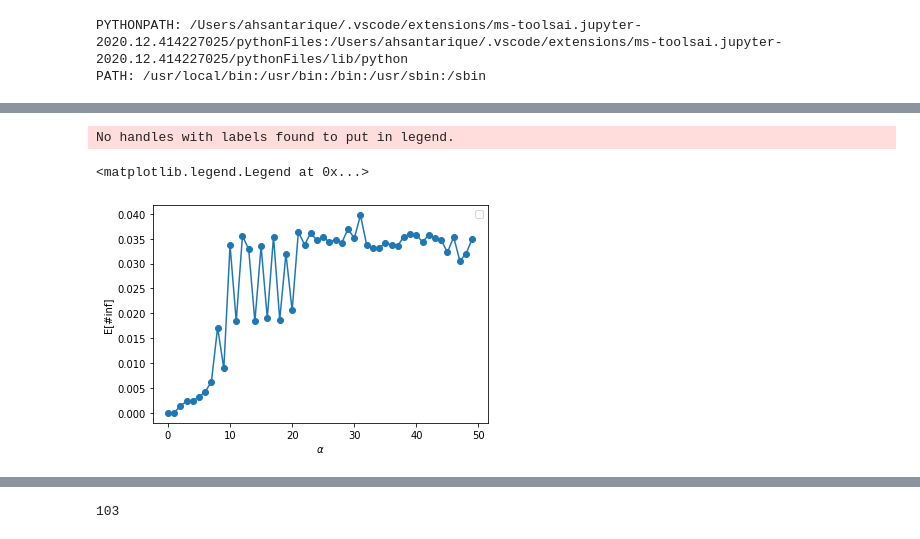
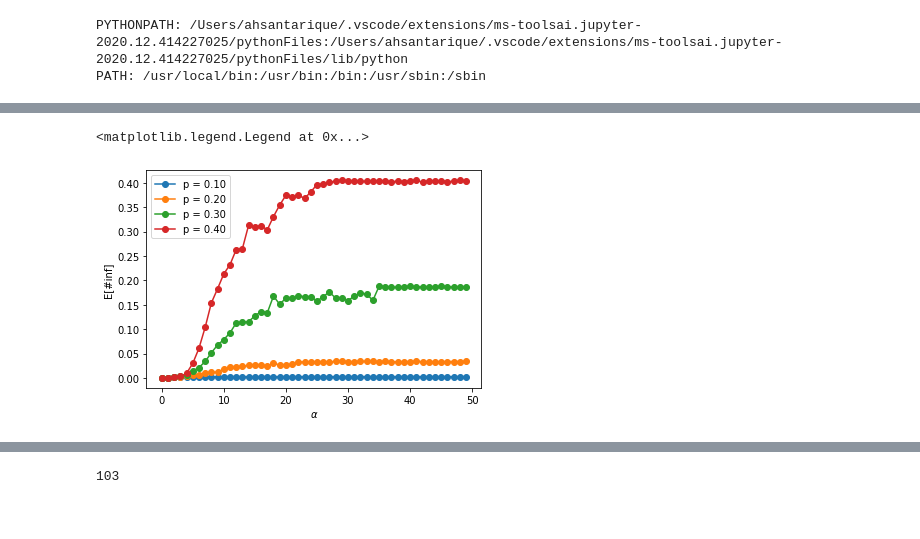
Before and after one commit to ahsantarique/social-distancing, a Jupyter notebook: vaccgame-d1.ipynb, the cells around one changed output, grey strips where cells are left out. Drawn from its saved outputs; the diff is of its cells as text; code cells hidden in the pictures.

```diff
--- a/vaccgame-d1.ipynb
+++ b/vaccgame-d1.ipynb
@@ -301,17 +414,22 @@ p2std = [0.0, 0.0, 2.6374609077671896e-05, 0.00010421973172101317, 0.00025291540
 p3 = [0.0, 0.0, 0.001560314, 0.0031529300000000004, 0.006212870000000001, 0.014188239999999996, 0.02099983, 0.033674192000000006, 0.05152563000000001, 0.06753388400000002, 0.078577432, 0.092475028, 0.11264394800000002, 0.113822118, 0.11529896999999997, 0.12726294600000002, 0.13594339800000005, 0.133452898, 0.16783603399999997, 0.15094014, 0.16379042399999993, 0.163244178, 0.168203638, 0.16660676600000002, 0.166618448, 0.15708966, 0.16688868799999998, 0.17600677599999998, 0.163739398, 0.16394582600000002, 0.158689138, 0.16745515000000002, 0.17414242, 0.17200094400000002, 0.15892515199999996, 0.18793758, 0.18705350199999998, 0.18563104600000002, 0.186001252, 0.18696160999999997, 0.18758192199999998, 0.18637813, 0.18668103, 0.185801126, 0.18634369, 0.18785227799999996, 0.187246696, 0.185594664, 0.187286782, 0.18583261399999995]
 
 p3std = [0.0, 0.0, 8.379074032373757e-05, 0.00033266932184979135, 0.0007182670536924278, 0.00377560911443968, 0.004026687968514571, 0.00815096456743716, 0.021589780899694655, 0.014765562284954273, 0.03163095161906604, 0.023718059968478367, 0.026406349326481608, 0.012430052460589047, 0.013259863438329208, 0.016308841750304778, 0.012402065427969471, 0.01351448498018169, 0.018783813427804386, 0.019710145424638555, 0.019115159712991773, 0.01929892798923185, 0.020417846036144823, 0.018991543207061496, 0.019595609224707863, 0.015460081270575509, 0.019782242652688704, 0.01843714165854956, 0.01962423396598084, 0.019057320768001054, 0.017959311774600834, 0.019989681594303105, 0.01824181200141257, 0.019680909141656665, 0.016415910963116724, 0.002633434230065378, 0.002296185289412858, 0.002380954650253575, 0.002307572977016323, 0.0018187566476963962, 0.0020603341843972787, 0.0025722656752715204, 0.0014346271489763516, 0.001823023711684541, 0.002500933911293951, 0.00289286540153461, 0.0014462114632044756, 0.0019527171063069893, 0.002855339661020381, 0.002368503282531795]
+
+p4 = [0.0, 0.0, 0.001481984, 0.0031443239999999996, 0.009401722000000001, 0.029607764, 0.06067971, 0.10363233599999999, 0.153822308, 0.18284513800000002, 0.213303794, 0.23223928000000002, 0.26314762599999997, 0.265251792, 0.31327799800000006, 0.30961402600000004, 0.312122954, 0.30362928599999994, 0.330901828, 0.3544949, 0.37452981400000007, 0.37077028000000006, 0.37483434400000004, 0.368068752, 0.38126724599999995, 0.39660730000000005, 0.397572104, 0.401242356, 0.403184506, 0.40486870999999985, 0.402905432, 0.403221516, 0.40280686999999993, 0.403048218, 0.403434544, 0.404050158, 0.40382640599999997, 0.40243373799999993, 0.403100568, 0.40260349, 0.40438719799999995, 0.40537511400000004, 0.40118677199999997, 0.404333234, 0.4040706620000001, 0.40422561999999995, 0.40245741399999996, 0.40306282200000004, 0.404899568, 0.40370057]
+
+p4std = [0.0, 0.0, 3.989599458592297e-05, 0.0002759866635618465, 0.0022981952626084674, 0.007101842809703975, 0.015235575480287575, 0.016737412771029563, 0.026461700272474104, 0.029547284642130436, 0.02387129339506519, 0.034882775592830366, 0.03211406429879726, 0.024426428810719242, 0.031116369855173576, 0.02441371099051359, 0.03474121221133429, 0.01744917368692979, 0.02715774157345666, 0.032513208761727586, 0.02335676654213599, 0.013140068529133353, 0.02869337879436412, 0.0176499336920051, 0.017889052225159522, 0.01165323532454398, 0.011432640325687887, 0.001893072903441385, 0.002166512443814747, 0.0021823391684016196, 0.003374204594451257, 0.002213626394689028, 0.002810529410146822, 0.003308235442243509, 0.002752584032225708, 0.0020882475265820246, 0.0036182267996358874, 0.0014579671259791636, 0.003771599400426313, 0.003029068104130421, 0.002035889766042271, 0.003265324087536166, 0.002554600470886976, 0.0016174850493540483, 0.00337149598423554, 0.003200973861461557, 0.00405439130445051, 0.0028993829777584934, 0.003415075620143104, 0.003101474412420674]
-# %%
-fig = plt.figure()
-ax = fig.add_subplot(1, 1, 1)
-
-ax.plot(alphavals, exp_inf_list, 'o-')
-ax.set_xlabel(r'$\alpha$')
-ax.set_ylabel('E[#inf]')
-#ax.set_title('Montgomery county network')
-ax.legend()
-#plt.savefig('out/montgomery_p0.0435.png')
-# %% [output]
-No handles with labels found to put in legend.
-<matplotlib.legend.Legend at 0x...>
-[figure, removed]
+# %%
+p = [p1, p2, p3, p4]
+pstd = [p1std, p2std, p3std, p4std]
+legend = ['p = ' + str('%0.2f'%i) for i in np.arange(0.1, 0.5, 0.1)]
+for y in p:
+    plt.plot(alphavals, y, 'o-')
+
+plt.xlabel(r'$\alpha$')
+plt.ylabel('E[#inf]')
+#ax.set_title('Montgomery county network')
+plt.legend(legend)
+#plt.savefig('out/montgomery_p0.0435.png')
+# %% [output]
+<matplotlib.legend.Legend at 0x...>
+[figure, added]
```
Also changed, not shown: parts of 9 cells of this notebook, 7 other files.
